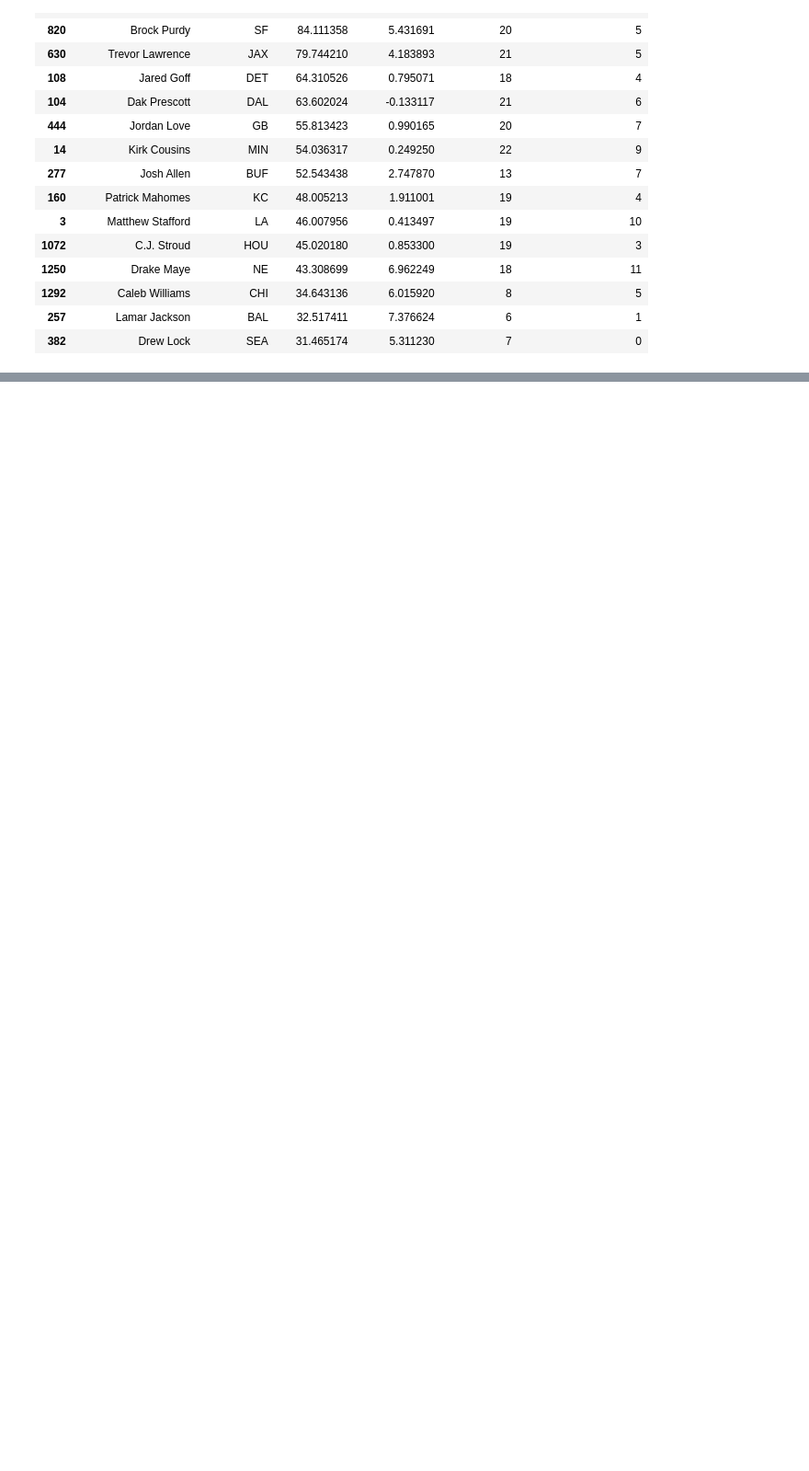
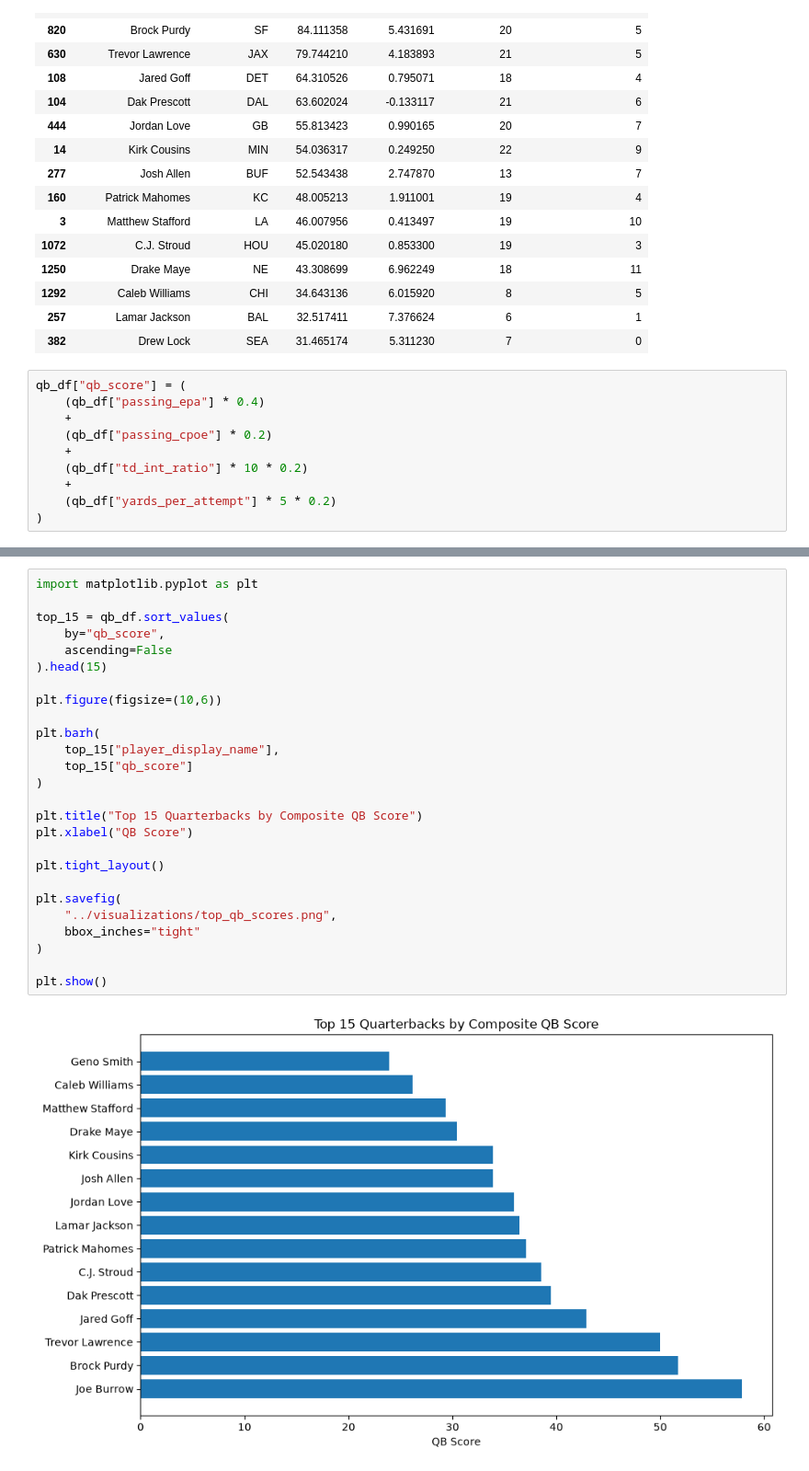
Before and after one commit to dhay2003/quarterback-impact-analysis, a Jupyter notebook: notebooks/qb_impact_analysis.ipynb, the cells around one changed output, grey strips where cells are left out. Shown at 92% size. Saved outputs shown, nothing was run; the diff lists cells and outputs as text; blank space fills up the shorter version.

Commit message:
Analyze quarterback efficiency and pass protection

```diff
--- a/notebooks/qb_impact_analysis.ipynb
+++ b/notebooks/qb_impact_analysis.ipynb
@@ -294,3 +294,13 @@ qb_df[
 | 1292 | Caleb Williams | CHI | 34.643136 | 6.015920 | 8 | 5 |
 | 257 | Lamar Jackson | BAL | 32.517411 | 7.376624 | 6 | 1 |
 | 382 | Drew Lock | SEA | 31.465174 | 5.311230 | 7 | 0 |
+# %%
+qb_df["qb_score"] = (
+    (qb_df["passing_epa"] * 0.4)
+    +
+    (qb_df["passing_cpoe"] * 0.2)
+    +
+    (qb_df["td_int_ratio"] * 10 * 0.2)
+    +
+    (qb_df["yards_per_attempt"] * 5 * 0.2)
+)
@@ -296,0 +400,28 @@ qb_df[
+# %%
+import matplotlib.pyplot as plt
+
+top_15 = qb_df.sort_values(
+    by="qb_score",
+    ascending=False
+).head(15)
+
+plt.figure(figsize=(10,6))
+
+plt.barh(
+    top_15["player_display_name"],
+    top_15["qb_score"]
+)
+
+plt.title("Top 15 Quarterbacks by Composite QB Score")
+plt.xlabel("QB Score")
+
+plt.tight_layout()
+
+plt.savefig(
+    "../visualizations/top_qb_scores.png",
+    bbox_inches="tight"
+)
+
+plt.show()
+# %% [output]
+[figure, added]
```
Also changed, not shown: parts of 24 cells of this notebook, 4 other files.
